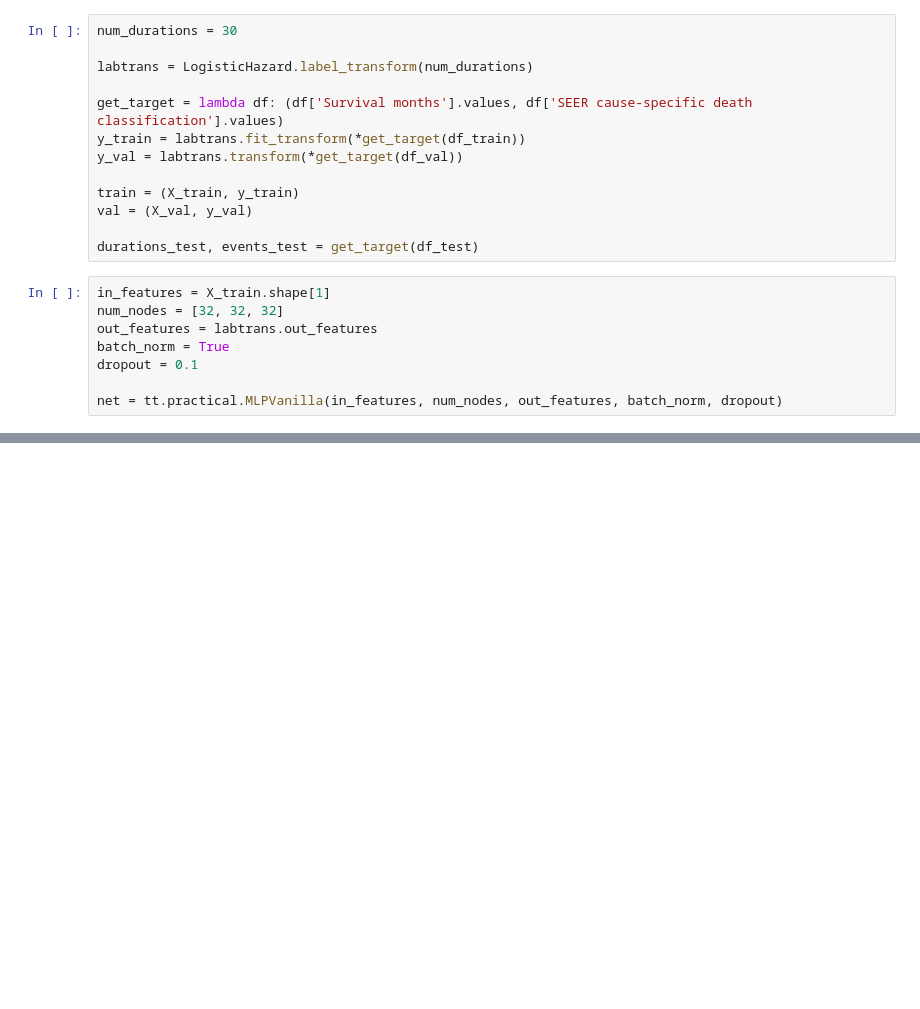
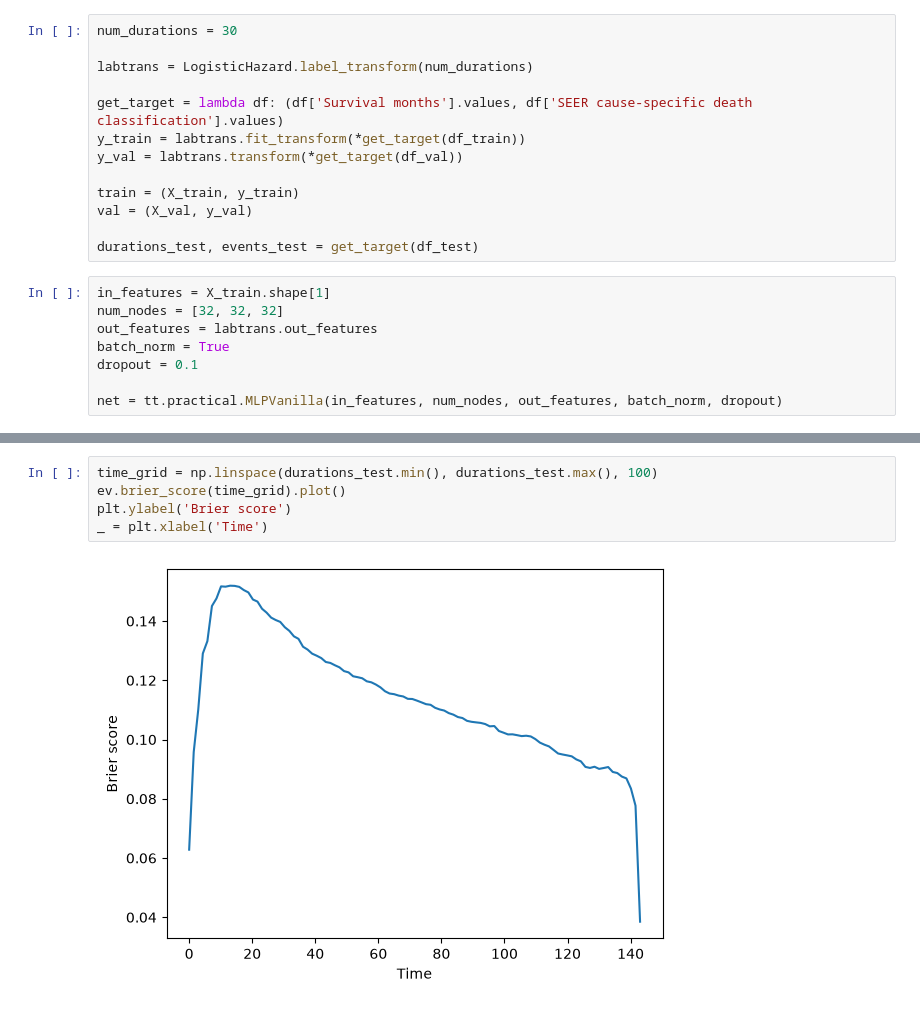
Before and after one commit to HadiAlrihani/SEER-Survival-Curve, a Jupyter notebook: Notebooks/E2E ML.ipynb, the cells around one changed output, grey strips where cells are left out. Cells and saved outputs as stored; diff of their text form; blank space fills up the shorter version.

```diff
--- a/Notebooks/E2E ML.ipynb
+++ b/Notebooks/E2E ML.ipynb
@@ -279,0 +299,7 @@ _ = log.plot()
+# %%
+time_grid = np.linspace(durations_test.min(), durations_test.max(), 100)
+ev.brier_score(time_grid).plot()
+plt.ylabel('Brier score')
+_ = plt.xlabel('Time')
+# %% [output]
+[figure, added]
```
Also changed, not shown: parts of 12 cells of this notebook.
